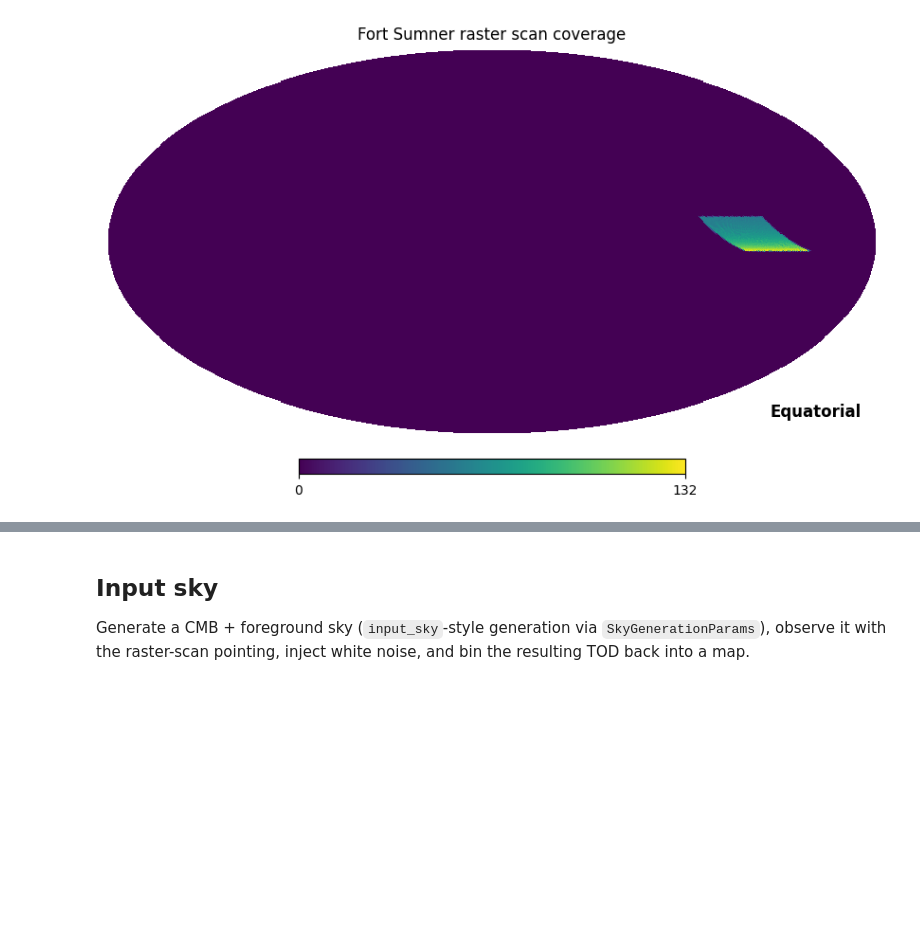
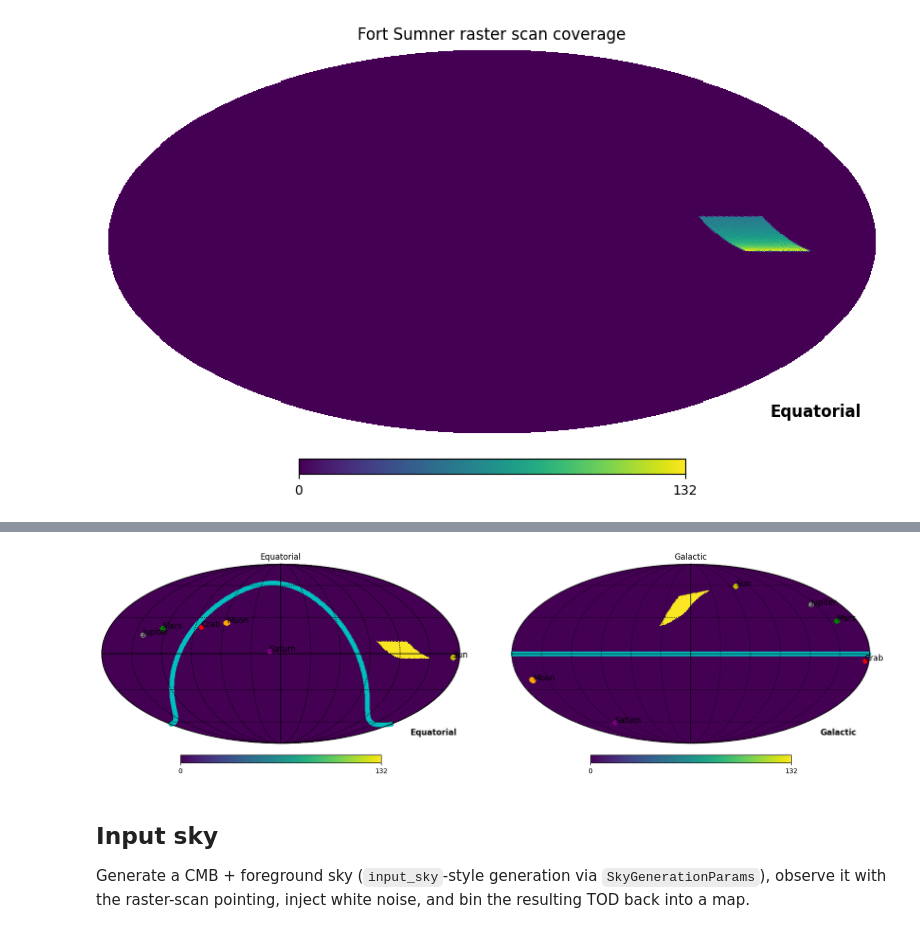
Before and after one commit to paganol/swipe_modules, a Jupyter notebook: examples/test_swipe_raster_fort_sumner.ipynb, the cells around one changed output, grey strips where cells are left out. Saved outputs shown, nothing was run; the diff lists cells and outputs as text; code cells hidden in the pictures; blank space fills up the shorter version.

```diff
--- a/examples/test_swipe_raster_fort_sumner.ipynb
+++ b/examples/test_swipe_raster_fort_sumner.ipynb
@@ -103,0 +112,47 @@ hp.mollview(h, coord=["E", "C"], title="Fort Sumner raster scan coverage")
+# %%
+times = sim.start_time + np.linspace(0, sim.duration_s, 200) * u.second
+
+site = EarthLocation(lat=site_latitude_deg * u.deg, lon=site_longitude_deg * u.deg, height=0 * u.km)
+altaz_frame = AltAz(obstime=times, location=site)
+
+sun_equatorial = get_sun(times)
+moon_equatorial = get_body("moon", times)
+mars_equatorial = get_body("mars", times)
+jupiter_equatorial = get_body("jupiter", times)
+saturn_equatorial = get_body("saturn", times)
+
+galplane_galactic = SkyCoord(l=np.arange(0, 360) * u.degree, b=0 * u.degree, frame="galactic")
+galplane_equatorial = galplane_galactic.transform_to("icrs")
+
+# Crab Nebula (M1), hardcoded rather than resolved by name to avoid a
+# network lookup: RA=05h34m31.94s, Dec=+22d00m52.2s (J2000).
+crab_equatorial = SkyCoord(ra="5h34m31.94s", dec="22d00m52.2s", frame="icrs")
+# %%
+def _overlay(coord):
+    for body, name, color in [
+        (sun_equatorial, "Sun", "y"),
+        (moon_equatorial, "Moon", "orange"),
+        (mars_equatorial, "Mars", "g"),
+        (jupiter_equatorial, "Jupiter", "grey"),
+        (saturn_equatorial, "Saturn", "purple"),
+    ]:
+        hp.projscatter(body.ra, body.dec, lonlat=True, color=color, coord=["C", coord], zorder=99)
+        hp.projtext(body.ra[0], body.dec[0], name, lonlat=True, fontsize=12, coord=["C", coord], zorder=99)
+
+    hp.projscatter(
+        crab_equatorial.ra, crab_equatorial.dec, lonlat=True, color="r", coord=["C", coord], zorder=99
+    )
+    hp.projtext(
+        crab_equatorial.ra, crab_equatorial.dec, "Crab", lonlat=True, fontsize=12, coord=["C", coord], zorder=99
+    )
+
+    hp.projscatter(galplane_equatorial.ra, galplane_equatorial.dec, lonlat=True, color="c", coord=["C", coord])
+    hp.graticule()
+
+
+plt.figure(figsize=(17, 4.5))
+hp.mollview(h, sub=121, coord=["E", "C"], norm="hist", title="Equatorial")
+_overlay("C")
+hp.mollview(h, sub=122, coord=["E", "G"], norm="hist", title="Galactic")
+_overlay("G")
+# %% [output]
@@ -104,3 +168,4 @@ hp.mollview(h, coord=["E", "C"], title="Fort Sumner raster scan coverage")
+[figure, added]
 # %% [markdown]
 ## Input sky
 
```
Also changed, not shown: parts of 5 cells of this notebook.
